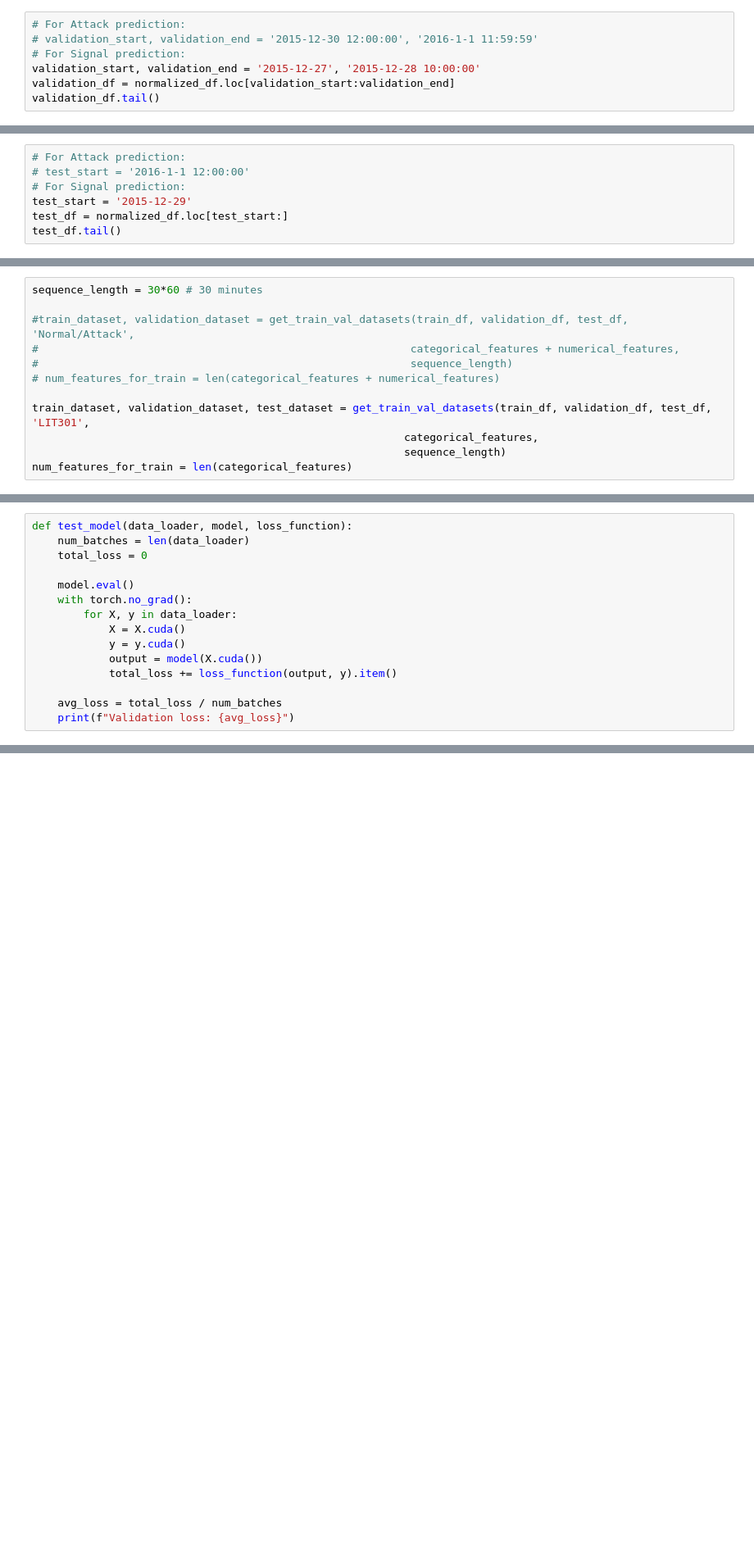
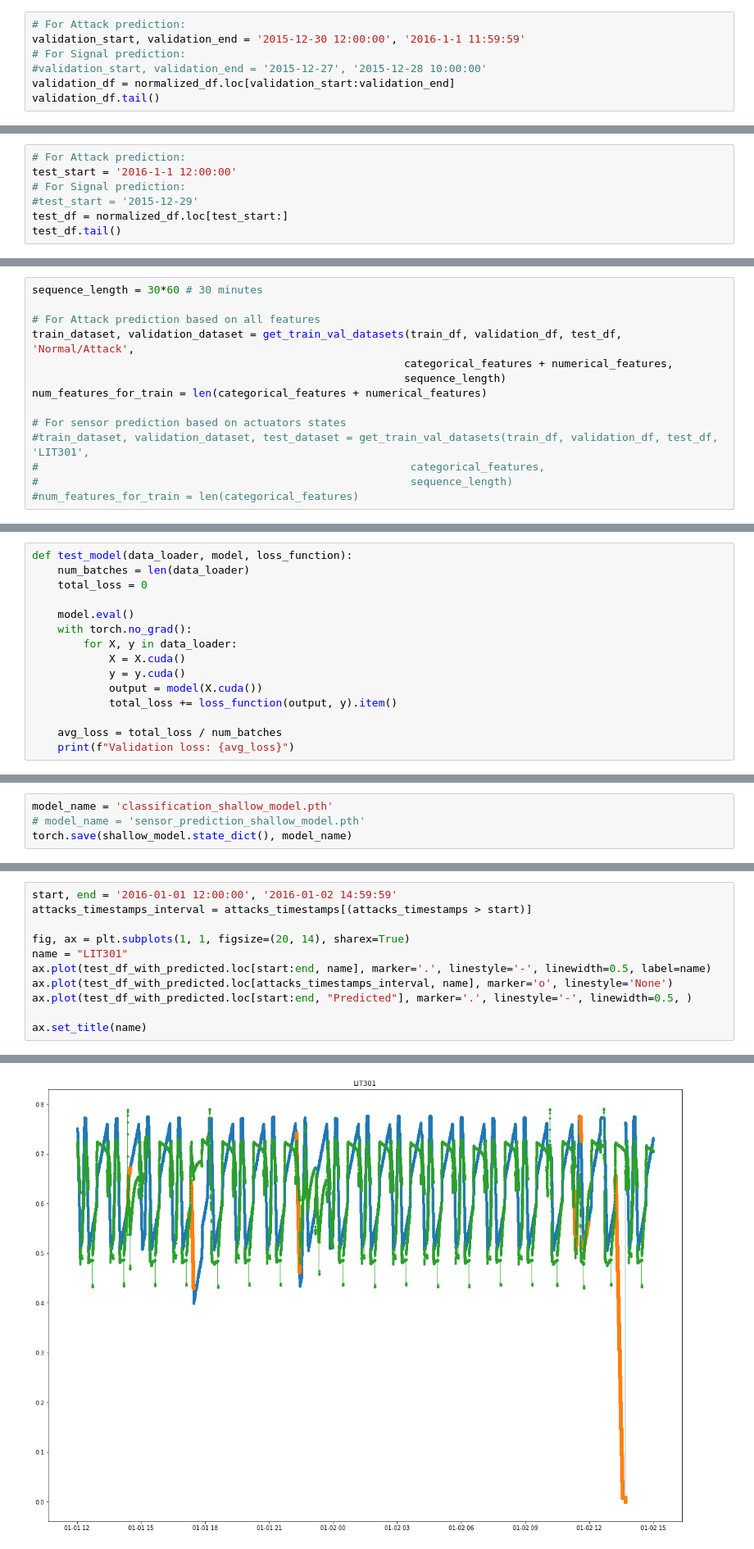
Before and after one commit to Data-Scrappers/cross-galactic-hackathon-2022, a Jupyter notebook: LSTM/main.ipynb, the cells around one changed output, grey strips where cells are left out. Shown at 82% size. Saved outputs shown, nothing was run; the diff lists cells and outputs as text; blank space fills up the shorter version.

```diff
--- a/LSTM/main.ipynb
+++ b/LSTM/main.ipynb
@@ -223,9 +223,9 @@ train_df.tail()
 5 rows × 46 columns
 # %%
 # For Attack prediction:
-# validation_start, validation_end = '2015-12-30 12:00:00', '2016-1-1 11:59:59'
+validation_start, validation_end = '2015-12-30 12:00:00', '2016-1-1 11:59:59'
 # For Signal prediction:
-validation_start, validation_end = '2015-12-27', '2015-12-28 10:00:00'
+#validation_start, validation_end = '2015-12-27', '2015-12-28 10:00:00'
 validation_df = normalized_df.loc[validation_start:validation_end]
 validation_df.tail()
 # %% [output]
@@ -239,9 +239,9 @@ validation_df.tail()
 5 rows × 46 columns
 # %%
 # For Attack prediction:
-# test_start = '2016-1-1 12:00:00'
+test_start = '2016-1-1 12:00:00'
 # For Signal prediction:
-test_start = '2015-12-29'
+#test_start = '2015-12-29'
 test_df = normalized_df.loc[test_start:]
 test_df.tail()
 # %% [output]
@@ -284,12 +284,14 @@ def get_train_val_datasets(train_df, validation_df, test_df, target_name, featur
 # %%
 sequence_length = 30*60 # 30 minutes
 
-#train_dataset, validation_dataset = get_train_val_datasets(train_df, validation_df, test_df, 'Normal/Attack',
-#                                                          categorical_features + numerical_features,
+# For Attack prediction based on all features
+train_dataset, validation_dataset = get_train_val_datasets(train_df, validation_df, test_df, 'Normal/Attack',
+                                                          categorical_features + numerical_features,
+                                                          sequence_length)
+num_features_for_train = len(categorical_features + numerical_features)
+
+# For sensor prediction based on actuators states
+#train_dataset, validation_dataset, test_dataset = get_train_val_datasets(train_df, validation_df, test_df, 'LIT301',
+#                                                          categorical_features,
 #                                                          sequence_length)
-# num_features_for_train = len(categorical_features + numerical_features)
-
-train_dataset, validation_dataset, test_dataset = get_train_val_datasets(train_df, validation_df, test_df, 'LIT301',
-                                                          categorical_features,
-                                                          sequence_length)
-num_features_for_train = len(categorical_features)
+#num_features_for_train = len(categorical_features)
@@ -458,0 +408,4 @@ Text(0.5, 1.0, 'LIT301')
+# %%
+model_name = 'classification_shallow_model.pth'
+# model_name = 'sensor_prediction_shallow_model.pth'
+torch.save(shallow_model.state_dict(), model_name)
@@ -458,0 +444,12 @@ Text(0.5, 1.0, 'LIT301')
+# %%
+start, end = '2016-01-01 12:00:00', '2016-01-02 14:59:59'
+attacks_timestamps_interval = attacks_timestamps[(attacks_timestamps > start)]
+
+fig, ax = plt.subplots(1, 1, figsize=(20, 14), sharex=True)
+name = "LIT301"
+ax.plot(test_df_with_predicted.loc[start:end, name], marker='.', linestyle='-', linewidth=0.5, label=name)
+ax.plot(test_df_with_predicted.loc[attacks_timestamps_interval, name], marker='o', linestyle='None')
+ax.plot(test_df_with_predicted.loc[start:end, "Predicted"], marker='.', linestyle='-', linewidth=0.5, )
+
+ax.set_title(name)
+# %% [output]
@@ -458,0 +457 @@ Text(0.5, 1.0, 'LIT301')
+[figure, added]
```
Also changed, not shown: parts of 28 cells of this notebook, 1 other file.
